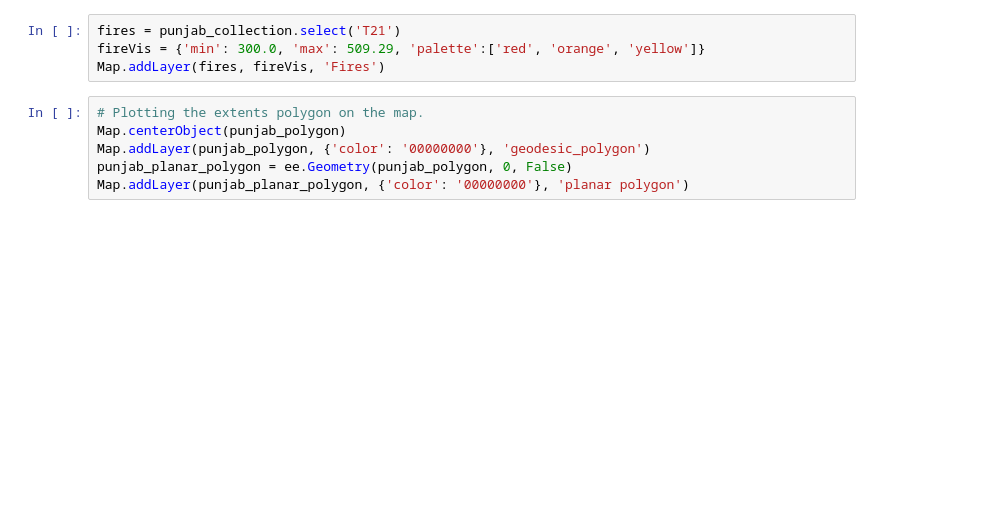
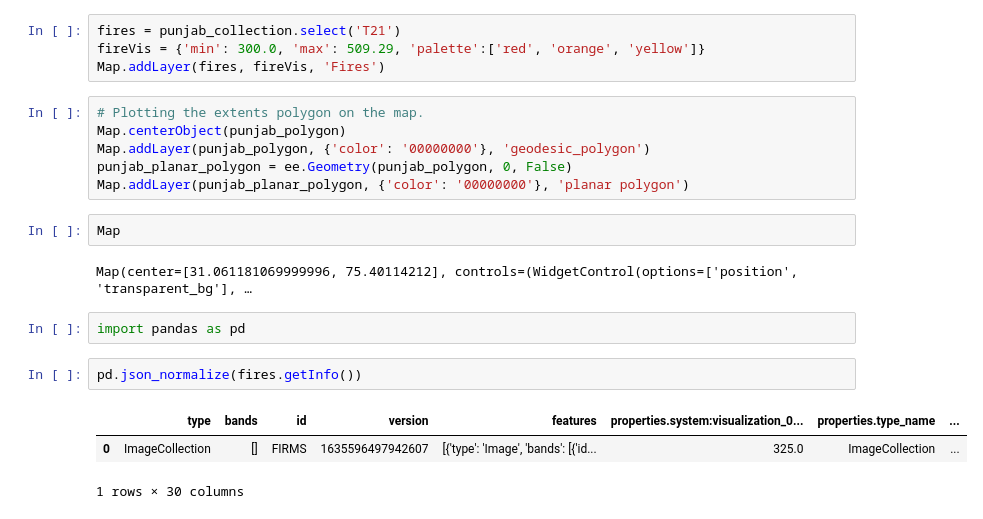
Before and after one commit to ProdigyNumbers/energy_harvest_trust, a Jupyter notebook: notebooks/firm_fire_analysis.ipynb, the cells around one changed output. Cells and saved outputs as stored; diff of their text form; blank space fills up the shorter version.

```diff
--- a/notebooks/firm_fire_analysis.ipynb
+++ b/notebooks/firm_fire_analysis.ipynb
@@ -52,3 +69,15 @@ Map.centerObject(punjab_polygon)
 Map.addLayer(punjab_polygon, {'color': '00000000'}, 'geodesic_polygon')
 punjab_planar_polygon = ee.Geometry(punjab_polygon, 0, False)
 Map.addLayer(punjab_planar_polygon, {'color': '00000000'}, 'planar polygon')
+# %%
+Map
+# %% [output]
+Map(center=[31.061181069999996, 75.40114212], controls=(WidgetControl(options=['position', 'transparent_bg'], …
+# %%
+import pandas as pd
+# %%
+pd.json_normalize(fires.getInfo())
+# %% [output]
+|  | type | bands | id | version | features | properties.system:visualization_0... | properties.type_name | ... |
+| 0 | ImageCollection | [] | FIRMS | 1635596497942607 | [{'type': 'Image', 'bands': [{'id... | 325.0 | ImageCollection | ... |
+1 rows × 30 columns
```
Also changed, not shown: parts of 8 cells of this notebook.
